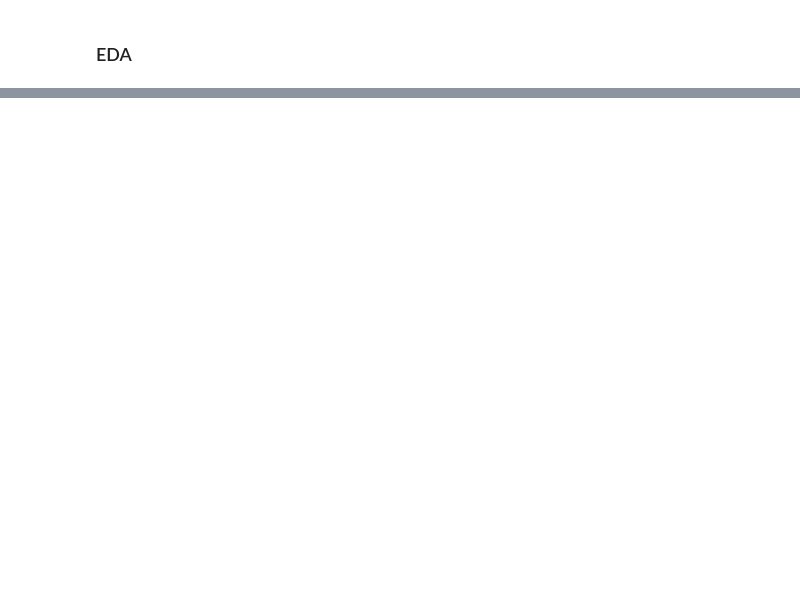
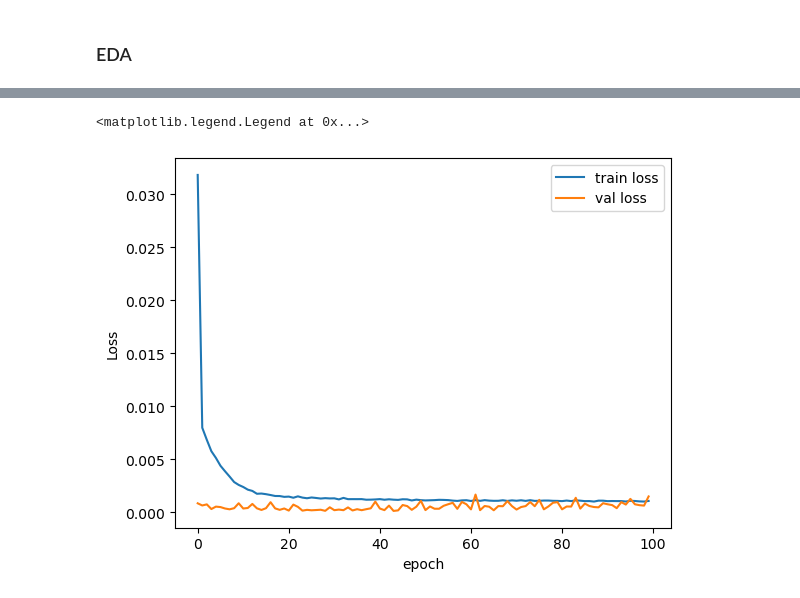
Before and after one commit to ShoaibHoque/LSTM_Model_Developement, a Jupyter notebook: Model Training.ipynb, the cells around one changed output, grey strips where cells are left out. Cells and saved outputs as stored; diff of their text form; code cells hidden in the pictures; blank space fills up the shorter version.

Commit message:
primarily created lstm model

```diff
--- a/Price Prediction.ipynb
+++ b/Model Training.ipynb
@@ -180,0 +347,15 @@ Time to run AutoViz = 8 seconds
+# %%
+# set the timestep for training
+timestep = 5
+X_train_new = []
+y_train_new = []
+X_test_new = []
+y_test_new = []
+
+for step in range(timestep, len(X_train)):
+    X_train_new.append(X_train[step - timestep : step, : X_train.shape[1]])
+    y_train_new.append(y_train[step]) # predict next record
+
+for step in range(timestep, len(X_test)):
+    X_test_new.append(X_test[step - timestep : step, : X_test.shape[1]])
+    y_test_new.append(y_test[step]) # predict next record
@@ -180,0 +374,6 @@ Time to run AutoViz = 8 seconds
+# %%
+X_train_new, y_train_new = (np.array(X_train_new), np.array(y_train_new))
+X_train_new = np.reshape(X_train_new, (X_train_new.shape[0], X_train_new.shape[1], X_train_new.shape[2]))
+
+X_test_new, y_test_new = (np.array(X_test_new), np.array(y_test_new))
+X_test_new = np.reshape(X_test_new, (X_test_new.shape[0], X_test_new.shape[1], X_test_new.shape[2]))
@@ -180,0 +389,18 @@ Time to run AutoViz = 8 seconds
+# %%
+model = Sequential()
+model.add(LSTM(50, input_shape = (X_train_new.shape[1], X_train_new.shape[2]), activation= 'relu', return_sequences=True))
+model.add(Dropout(0.2))
+
+model.add(LSTM(60, activation= 'relu', return_sequences=True))
+model.add(Dropout(0.3))
+
+model.add(LSTM(80, activation= 'relu', return_sequences= True))
+model.add(Dropout(0.4))
+
+model.add(LSTM(120, activation = 'relu'))
+model.add(Dropout(0.5))
+
+model.add(Dense(1))
+# %%
+model.compile(loss = 'mse', optimizer= 'adam', metrics=['mse', 'mae'])
+history = model.fit(X_train_new, y_train_new, epochs = 100, validation_data=(X_test_new, y_test_new), batch_size=32, verbose=1, shuffle=True)
@@ -180,0 +450,9 @@ Time to run AutoViz = 8 seconds
+# %%
+plt.plot(history.history['loss'], label = 'train loss')
+plt.plot(history.history['val_loss'], label= 'val loss')
+plt.xlabel('epoch')
+plt.ylabel('Loss')
+plt.legend()
+# %% [output]
+<matplotlib.legend.Legend at 0x...>
+[figure, added]
```
Also changed, not shown: parts of 43 cells of this notebook.
